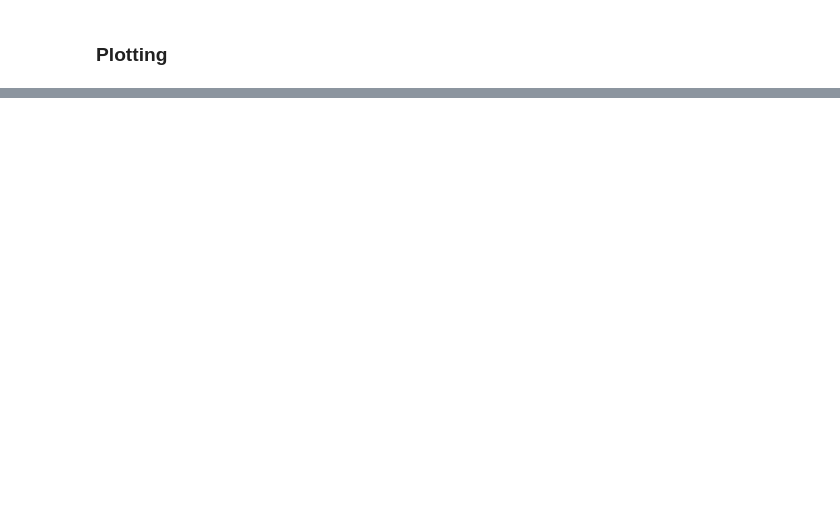
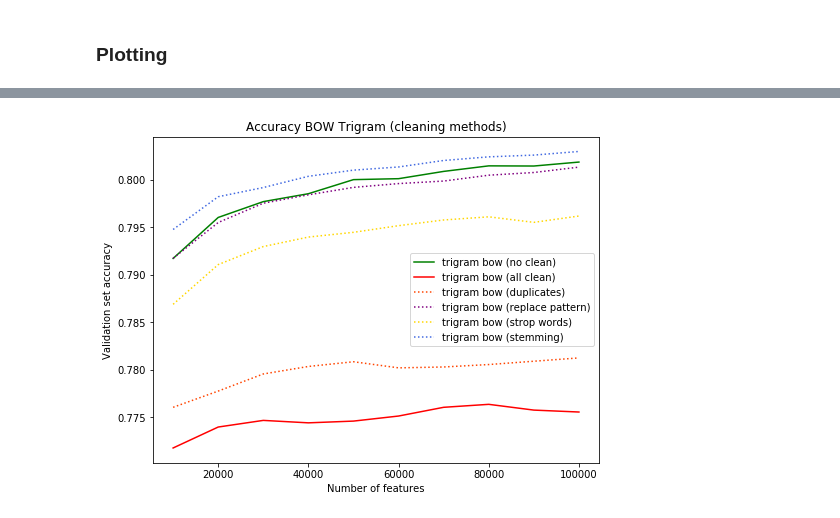
Before and after one commit to baraschi/Twitter_Sentiment_Analysis, a Jupyter notebook: Run_All_Combinations.ipynb, the cells around one changed output, grey strips where cells are left out. Saved outputs shown, nothing was run; the diff lists cells and outputs as text; code cells hidden in the pictures; blank space fills up the shorter version.

Commit message:
Plots

```diff
--- a/Run_All_Combinations.ipynb
+++ b/Run_All_Combinations.ipynb
@@ -177,0 +194,21 @@ plot_accuracies(
+# %%
+sub_dfs = [
+    pltdf(df,"bow", 3, 0, 0, 0, 0),
+    pltdf(df,"bow", 3, 1, 1, 1, 1),
+    pltdf(df,"bow", 3, 1, 0, 0, 0),
+    pltdf(df,"bow", 3, 0, 1, 0, 0),
+    pltdf(df,"bow", 3, 0, 0, 1, 0),
+    pltdf(df,"bow", 3, 0, 0, 0, 1),
+]
+
+plot_accuracies(
+    sub_dfs,
+    legends = ['trigram bow (no clean)','trigram bow (all clean)', 'trigram bow (duplicates)', 'trigram bow (replace pattern)', 'trigram bow (strop words)', 'trigram bow (stemming)'],
+    colors = ['green', 'red', 'orangered', 'purple', 'gold', 'royalblue'],
+    linestyles = ['-','-',':',':',':',':'],
+    title = 'Accuracy BOW Trigram (cleaning methods)',
+    axis_labels =['Number of features','Validation set accuracy'],
+    filename = "plot_bow_cleaning"
+)
+# %% [output]
+[figure, added]
```
Also changed, not shown: parts of 6 cells of this notebook, 7 other files.
